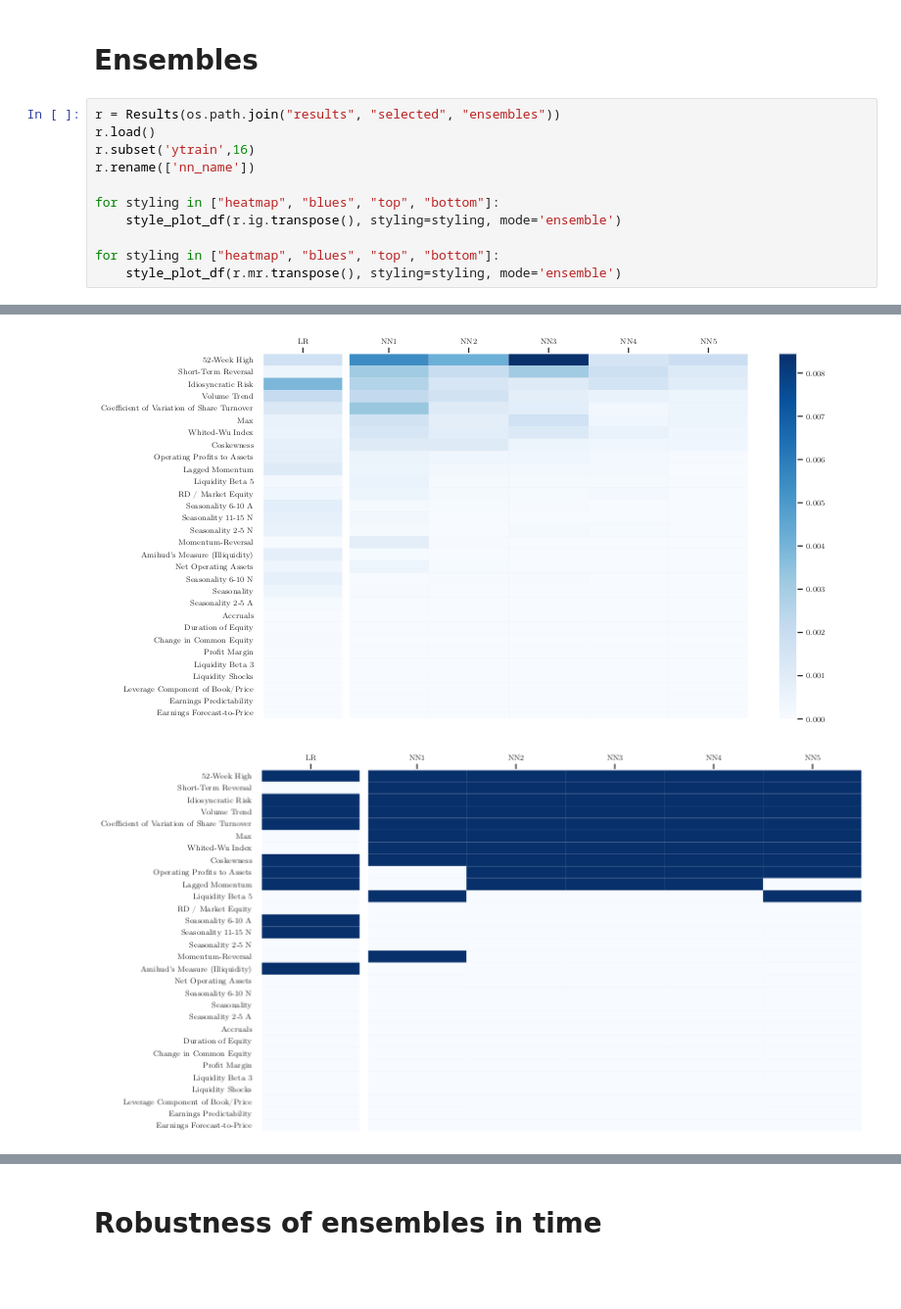
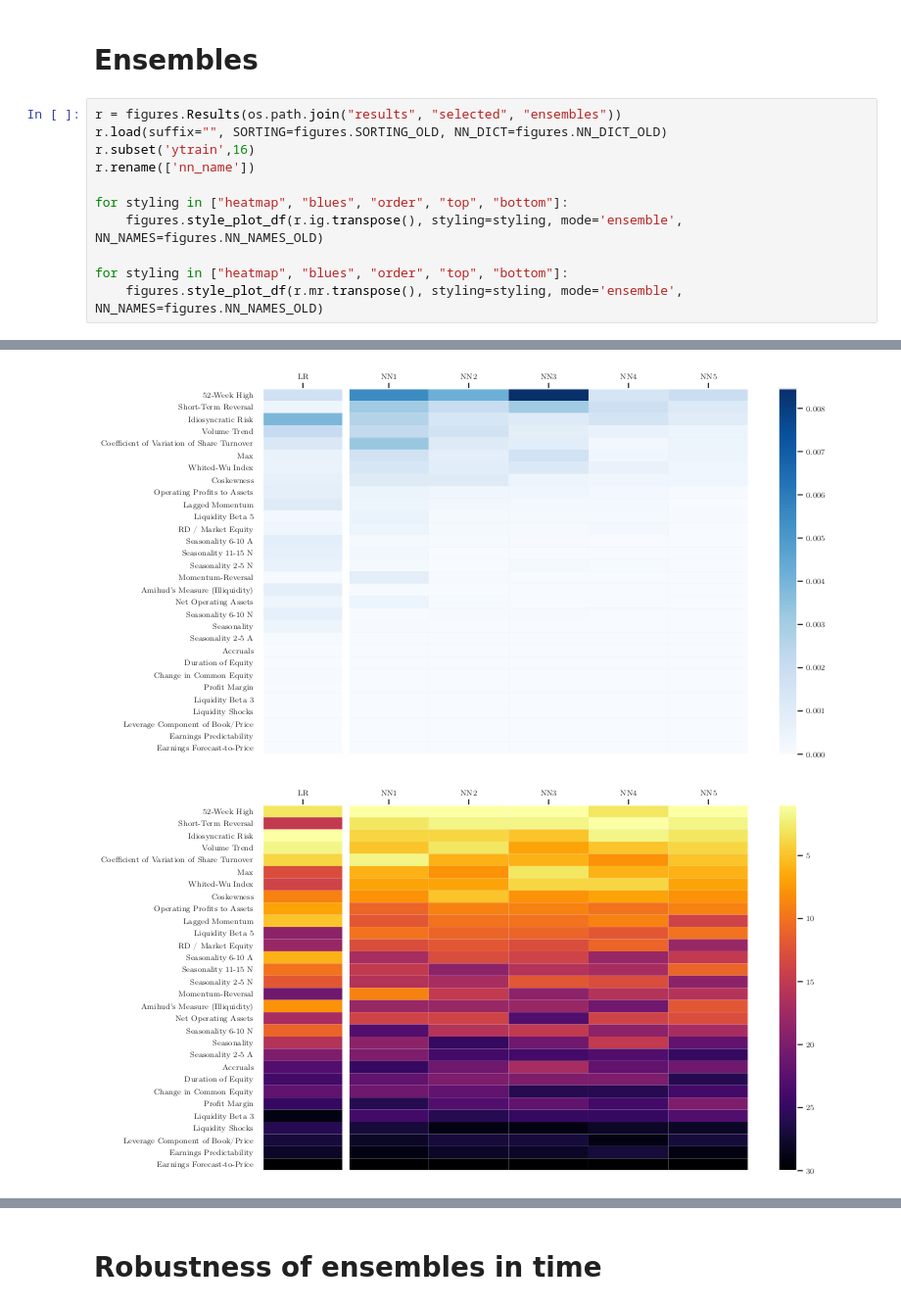
Before and after one commit to karolinachalupova/DiplomaThesis, a Jupyter notebook: figures_results.ipynb, the cells around one changed output, grey strips where cells are left out. Shown at 98% size. Saved outputs shown, nothing was run; the diff lists cells and outputs as text; blank space fills up the shorter version.

Commit message:
Add more figures

```diff
--- a/figures_results.ipynb
+++ b/figures_results.ipynb
@@ -111,17 +80,17 @@ returns_histogram(r_NN1["Long-short"])
 # %% [markdown]
 # Ensembles
 # %%
-r = Results(os.path.join("results", "selected", "ensembles"))
-r.load()
+r = figures.Results(os.path.join("results", "selected", "ensembles"))
+r.load(suffix="", SORTING=figures.SORTING_OLD, NN_DICT=figures.NN_DICT_OLD)
 r.subset('ytrain',16)
 r.rename(['nn_name'])
 
-for styling in ["heatmap", "blues", "top", "bottom"]:
-    style_plot_df(r.ig.transpose(), styling=styling, mode='ensemble')
+for styling in ["heatmap", "blues", "order", "top", "bottom"]:
+    figures.style_plot_df(r.ig.transpose(), styling=styling, mode='ensemble', NN_NAMES=figures.NN_NAMES_OLD)
 
-for styling in ["heatmap", "blues", "top", "bottom"]:
-    style_plot_df(r.mr.transpose(), styling=styling, mode='ensemble')
+for styling in ["heatmap", "blues", "order", "top", "bottom"]:
+    figures.style_plot_df(r.mr.transpose(), styling=styling, mode='ensemble', NN_NAMES=figures.NN_NAMES_OLD)
 # %% [output]
 [figure]
 [figure]
-[figure, old version]
+[figure, new version]
```
Also changed, not shown: parts of 27 cells of this notebook, 2 other files.
